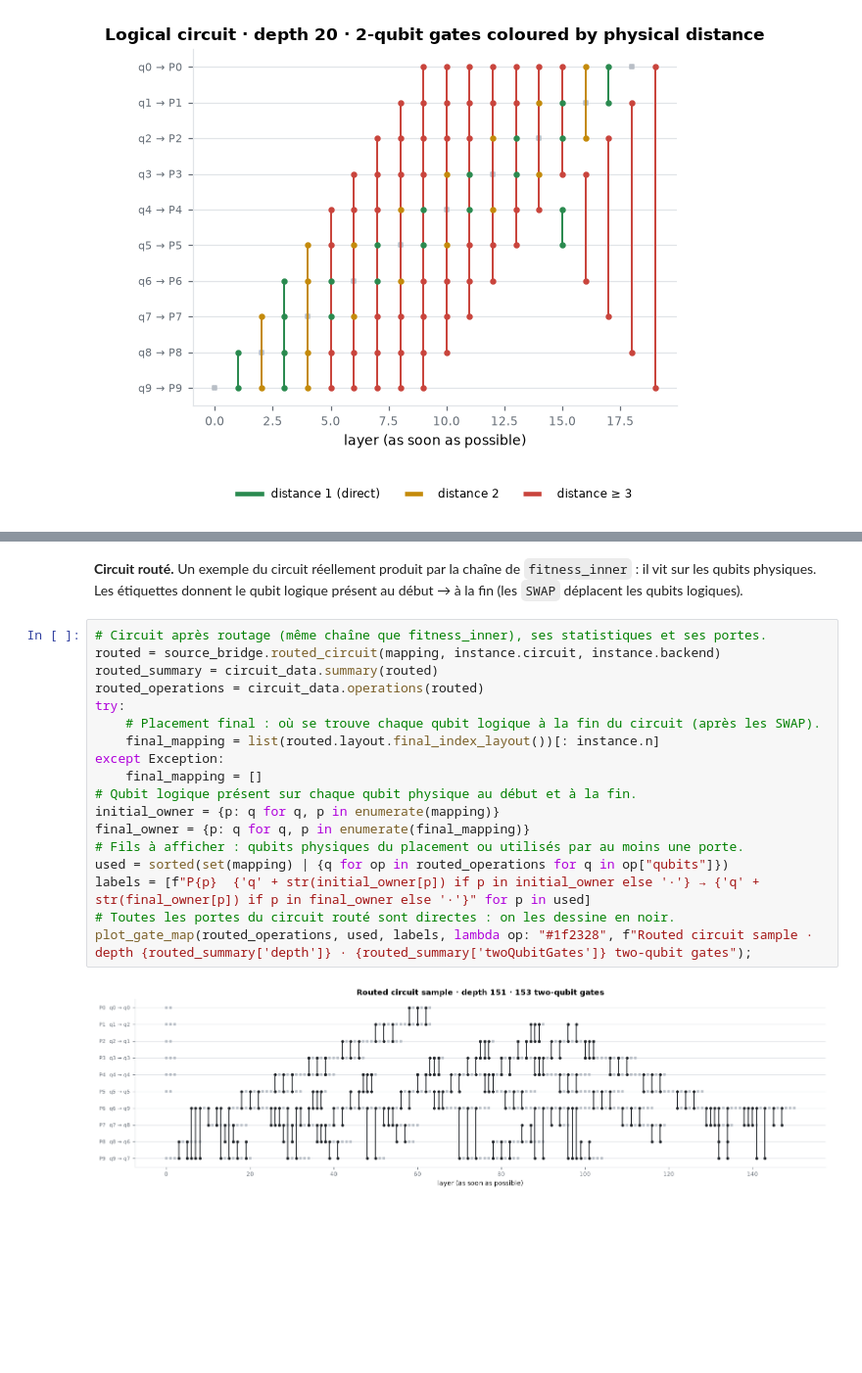
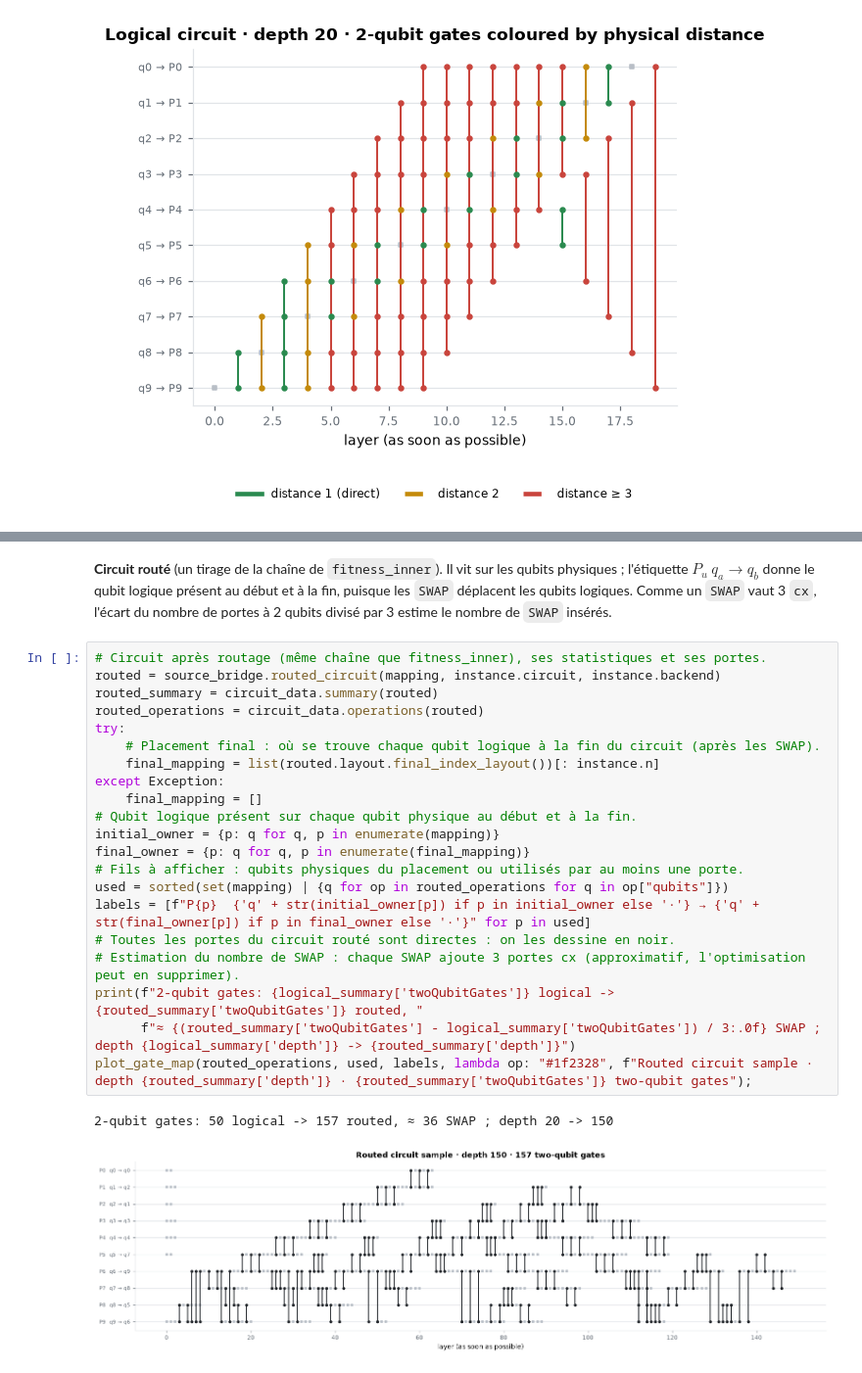
Before and after one commit to HugoHonorez/Projet-GOC, a Jupyter notebook: notebooks/00_instance_explorer.ipynb, the cells around one changed output, grey strips where cells are left out. Shown at 98% size. Cells and saved outputs as stored; diff of their text form; blank space fills up the shorter version.

```diff
--- a/notebooks/00_instance_explorer.ipynb
+++ b/notebooks/00_instance_explorer.ipynb
@@ -503,22 +582,26 @@ pair_table
 # %% [markdown]
-**Circuit routé.** Un exemple du circuit réellement produit par la chaîne de `fitness_inner` : il vit sur les qubits physiques. Les étiquettes donnent le qubit logique présent au début → à la fin (les `SWAP` déplacent les qubits logiques).
+**Circuit routé** (un tirage de la chaîne de `fitness_inner`). Il vit sur les qubits physiques ; l'étiquette $P_u\ q_a \to q_b$ donne le qubit logique présent au début et à la fin, puisque les `SWAP` déplacent les qubits logiques. Comme un `SWAP` vaut 3 `cx`, l'écart du nombre de portes à 2 qubits divisé par 3 estime le nombre de `SWAP` insérés.
 # %%
 # Circuit après routage (même chaîne que fitness_inner), ses statistiques et ses portes.
 routed = source_bridge.routed_circuit(mapping, instance.circuit, instance.backend)
 routed_summary = circuit_data.summary(routed)
 routed_operations = circuit_data.operations(routed)
 try:
     # Placement final : où se trouve chaque qubit logique à la fin du circuit (après les SWAP).
     final_mapping = list(routed.layout.final_index_layout())[: instance.n]
 except Exception:
     final_mapping = []
 # Qubit logique présent sur chaque qubit physique au début et à la fin.
 initial_owner = {p: q for q, p in enumerate(mapping)}
 final_owner = {p: q for q, p in enumerate(final_mapping)}
 # Fils à afficher : qubits physiques du placement ou utilisés par au moins une porte.
 used = sorted(set(mapping) | {q for op in routed_operations for q in op["qubits"]})
 labels = [f"P{p}  {'q' + str(initial_owner[p]) if p in initial_owner else '·'} → {'q' + str(final_owner[p]) if p in final_owner else '·'}" for p in used]
 # Toutes les portes du circuit routé sont directes : on les dessine en noir.
+# Estimation du nombre de SWAP : chaque SWAP ajoute 3 portes cx (approximatif, l'optimisation peut en supprimer).
+print(f"2-qubit gates: {logical_summary['twoQubitGates']} logical -> {routed_summary['twoQubitGates']} routed, "
+      f"≈ {(routed_summary['twoQubitGates'] - logical_summary['twoQubitGates']) / 3:.0f} SWAP ; depth {logical_summary['depth']} -> {routed_summary['depth']}")
 plot_gate_map(routed_operations, used, labels, lambda op: "#1f2328", f"Routed circuit sample · depth {routed_summary['depth']} · {routed_summary['twoQubitGates']} two-qubit gates");
 # %% [output]
+2-qubit gates: 50 logical -> 157 routed, ≈ 36 SWAP ; depth 20 -> 150
-[figure, old version]
+[figure, new version]
```
Also changed, not shown: parts of 27 cells of this notebook, 40 other files.
